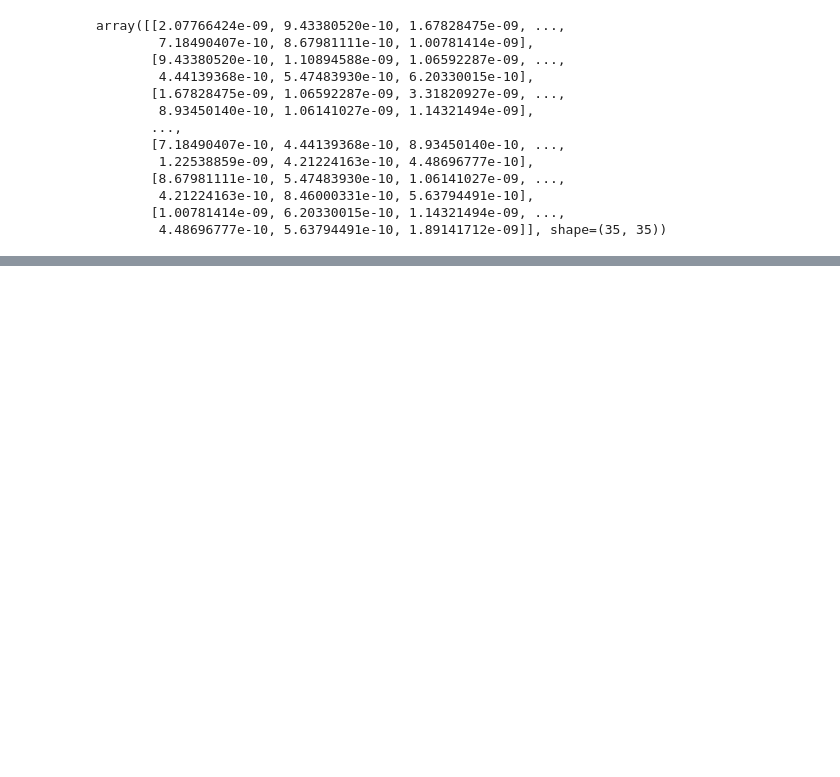
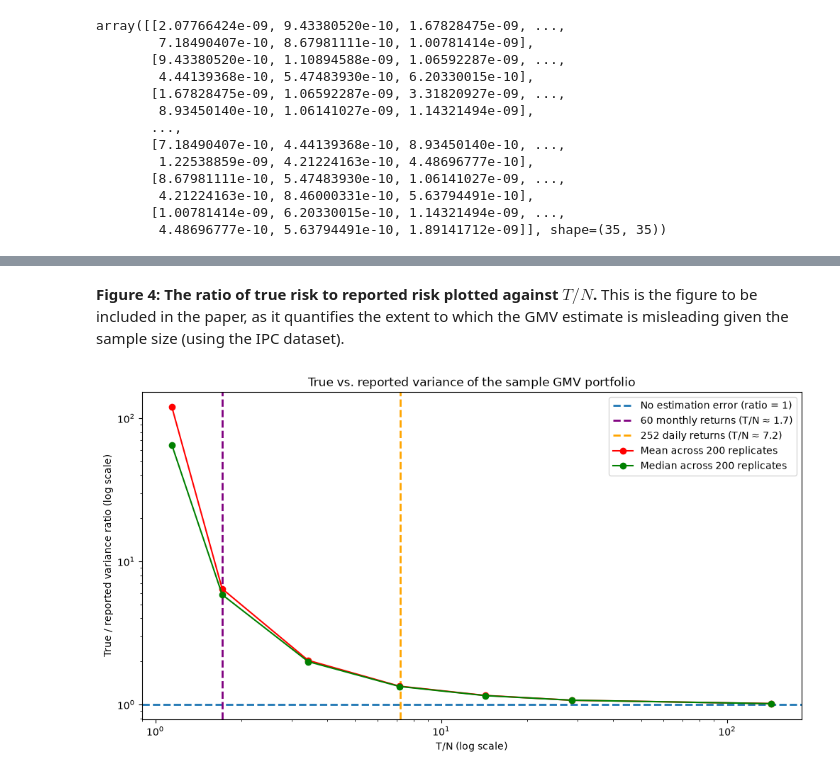
Before and after one commit to Manuviraa/Quant-research-portfolio, a Jupyter notebook: Research - HRP and its Derivations vs the Traditional Benchmarks in the Mexican Stock Market/notebooks/02_covariance_estimation_error.ipynb, the cells around one changed output, grey strips where cells are left out. Drawn from its saved outputs; the diff is of its cells as text; code cells hidden in the pictures; blank space fills up the shorter version.

```diff
--- a/Research - HRP and its Derivations vs the Traditional Benchmarks in the Mexican Stock Market/notebooks/02_covariance_estimation_error.ipynb
+++ b/Research - HRP and its Derivations vs the Traditional Benchmarks in the Mexican Stock Market/notebooks/02_covariance_estimation_error.ipynb
@@ -450,0 +487,23 @@ TypeError: portfolio_variance() missing 1 required positional argument: 'cov'
+# %% [markdown]
+**Figure 4: The ratio of true risk to reported risk plotted against $T/N$.**
+This is the figure to be included in the paper, as it quantifies the extent to which the GMV estimate is misleading given the sample size (using the IPC dataset).
+# %%
+fig, ax = plt.subplots(figsize=(12,6))
+
+# Define X
+x = T_over_N
+
+ax.axhline(1, linestyle="--", linewidth=2, label = "No estimation error (ratio = 1)")
+ax.axvline(60/35, color="purple", linestyle="--", linewidth=2, label = "60 monthly returns (T/N ≈ 1.7)")
+ax.axvline(252/35, color = "orange", linestyle="--", linewidth=2, label = "252 daily returns (T/N ≈ 7.2)")
+ax.loglog(x, mean_ratio_var_over_T, color="red", marker="o", label="Mean across 200 replicates")
+ax.loglog(x, median_ratio_var_over_t, color="green", marker="o", label="Median across 200 replicates")
+
+ax.set_title("True vs. reported variance of the sample GMV portfolio")
+ax.set_xlabel("T/N (log scale)")
+ax.set_ylabel("True / reported variance ratio (log scale)")
+
+ax.legend()
+plt.show()
+# %% [output]
+[figure, added]
```
Also changed, not shown: parts of 8 cells of this notebook.
